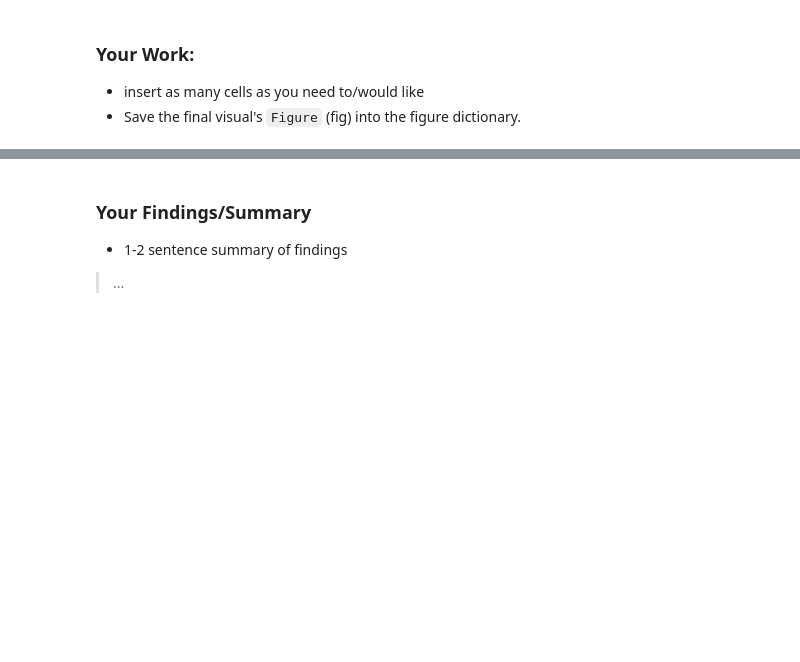
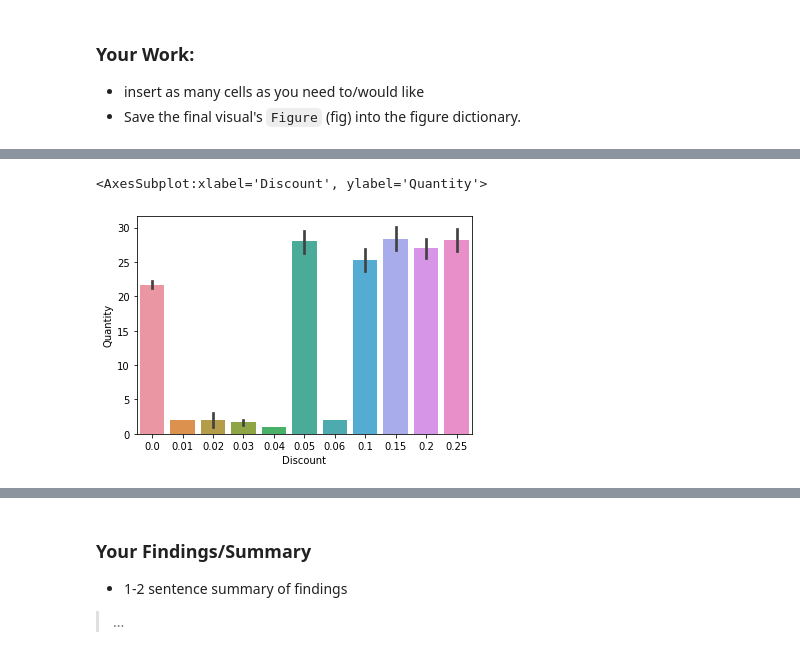
Before and after one commit to flatiron-school/ds-flex-SQL-and-visualizations-practice, a Jupyter notebook: student.ipynb, the cells around one changed output, grey strips where cells are left out. Saved outputs shown, nothing was run; the diff lists cells and outputs as text; code cells hidden in the pictures; blank space fills up the shorter version.

```diff
--- a/student.ipynb
+++ b/student.ipynb
@@ -133,0 +256,6 @@ figures ={}
+# %%
+sns.barplot(data=df, x='Discount',y='Quantity',estimator=np.mean,
+            ci=68)
+# %% [output]
+<AxesSubplot:xlabel='Discount', ylabel='Quantity'>
+[figure, added]
```
Also changed, not shown: parts of 26 cells of this notebook.
